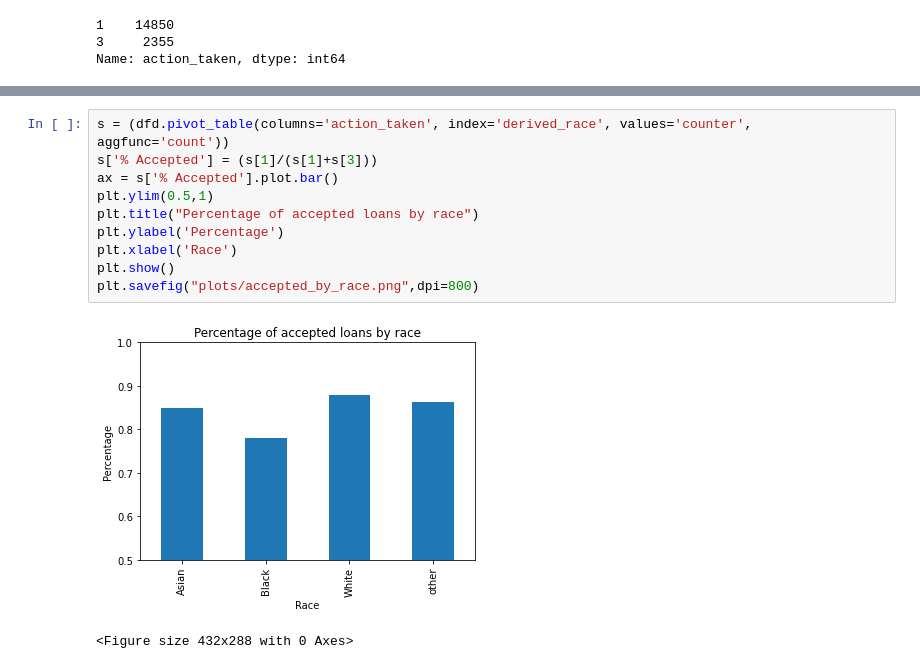
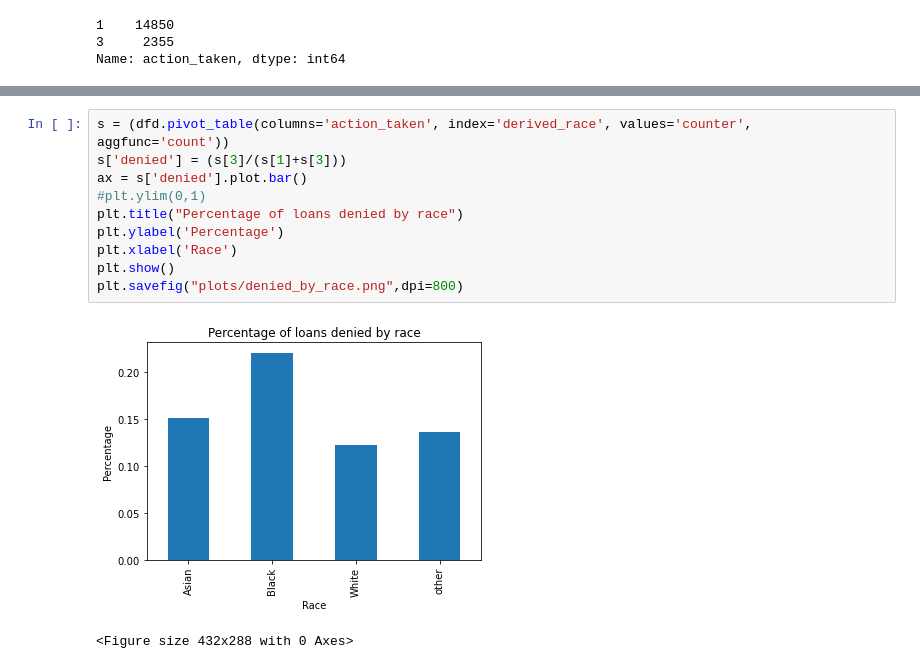
Before and after one commit to aprosekov/ethics, a Jupyter notebook: dataAnalysis.ipynb, the cells around one changed output, grey strips where cells are left out. Cells and saved outputs as stored; diff of their text form.

```diff
--- a/dataAnalysis.ipynb
+++ b/dataAnalysis.ipynb
@@ -157,13 +148,13 @@ race
 # %%
 s = (dfd.pivot_table(columns='action_taken', index='derived_race', values='counter', aggfunc='count'))
-s['% Accepted'] = (s[1]/(s[1]+s[3]))
-ax = s['% Accepted'].plot.bar()
-plt.ylim(0.5,1)
-plt.title("Percentage of accepted loans by race")
+s['denied'] = (s[3]/(s[1]+s[3]))
+ax = s['denied'].plot.bar()
+#plt.ylim(0,1)
+plt.title("Percentage of loans denied by race")
 plt.ylabel('Percentage')
 plt.xlabel('Race')
 plt.show()
-plt.savefig("plots/accepted_by_race.png",dpi=800)
+plt.savefig("plots/denied_by_race.png",dpi=800)
 # %% [output]
-[figure, old version]
+[figure, new version]
 <Figure size 432x288 with 0 Axes>
```
Also changed, not shown: parts of 4 cells of this notebook, 1 other file.
